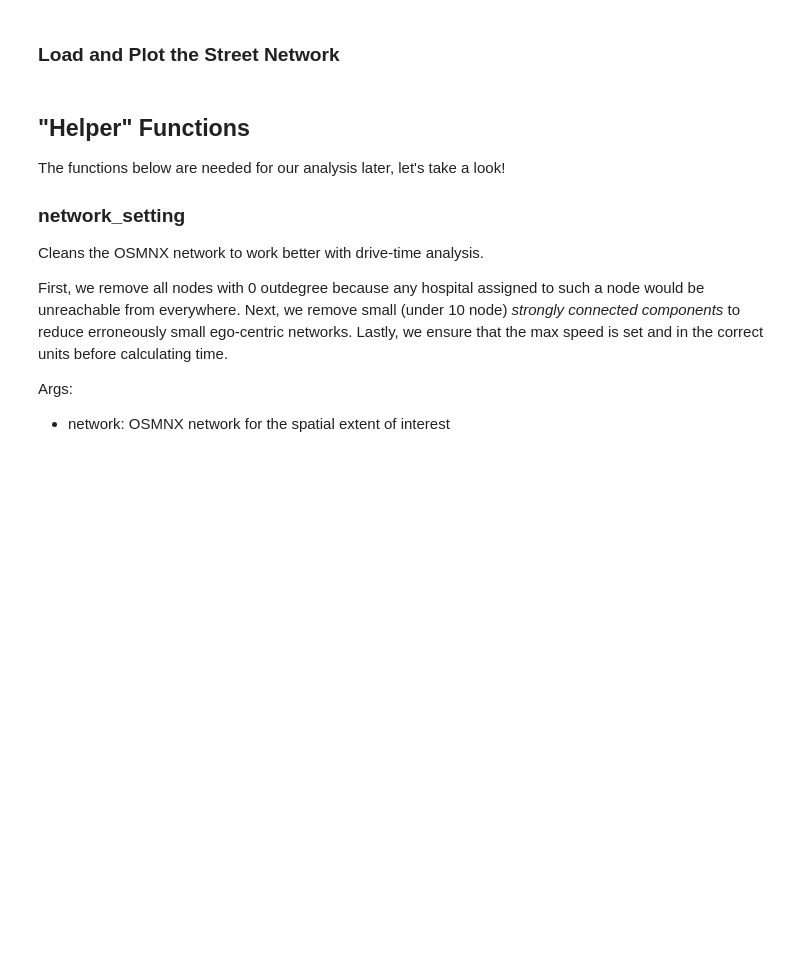
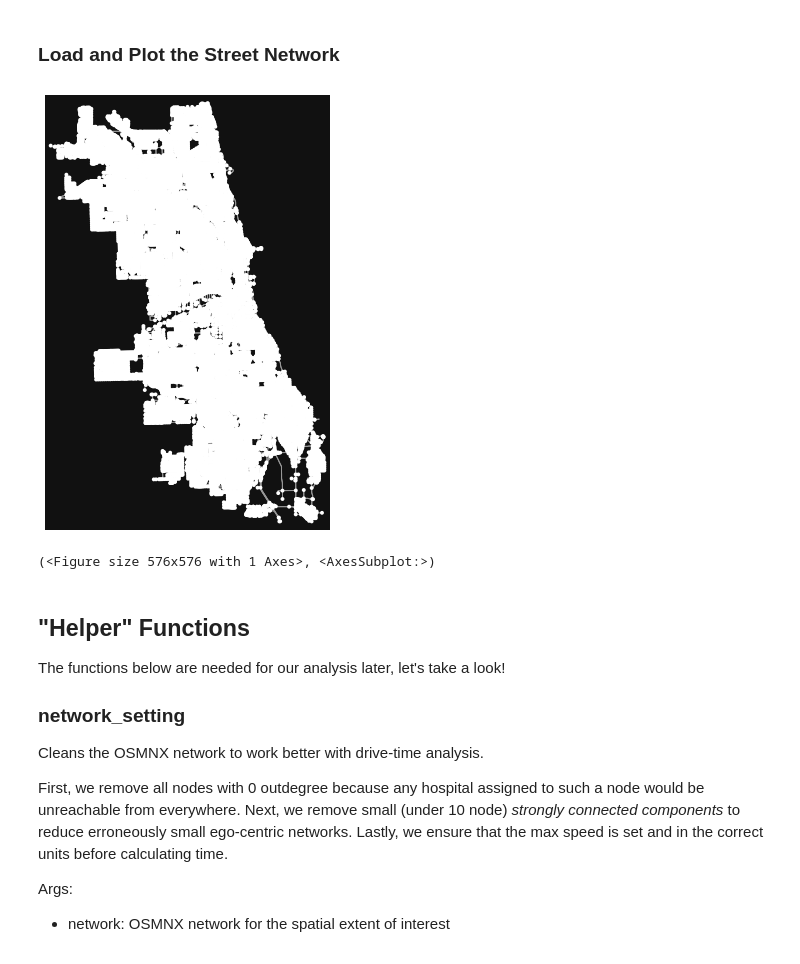
Before and after one commit to cybergis/COVID-19AccessibilityNotebook, a Jupyter notebook: COVID-19Acc.ipynb, the cells around one changed output. Drawn from its saved outputs; the diff is of its cells as text; code cells hidden in the pictures; blank space fills up the shorter version.

Commit message:
minor update to networkx load/save calls

```diff
--- a/COVID-19Acc.ipynb
+++ b/COVID-19Acc.ipynb
@@ -96,12 +115,16 @@ grid_file.plot(figsize=(8,8))
 # %% [markdown]
 ### Load and Plot the Street Network
 # %%
-if not os.path.exists("data/Chicago_Network.graphml"):
+graphml_path = "data/Chicago_Network.graphml"
+if not os.path.exists(graphml_path):
     G = ox.graph_from_place('Chicago', network_type='drive') # pulling the drive network the first time will take a while
-    ox.save_graphml(G, 'Chicago_Network.graphml')
+    ox.save_graphml(G, graphml_path)
 else:
-    G = ox.load_graphml('Chicago_Network.graphml', node_type=str)
+    G = ox.load_graphml(graphml_path)
 ox.plot_graph(G)
+# %% [output]
+[figure, added]
+(<Figure size 576x576 with 1 Axes>, <AxesSubplot:>)
 # %% [markdown]
 ## "Helper" Functions
 
```
Also changed, not shown: parts of 10 cells of this notebook.
